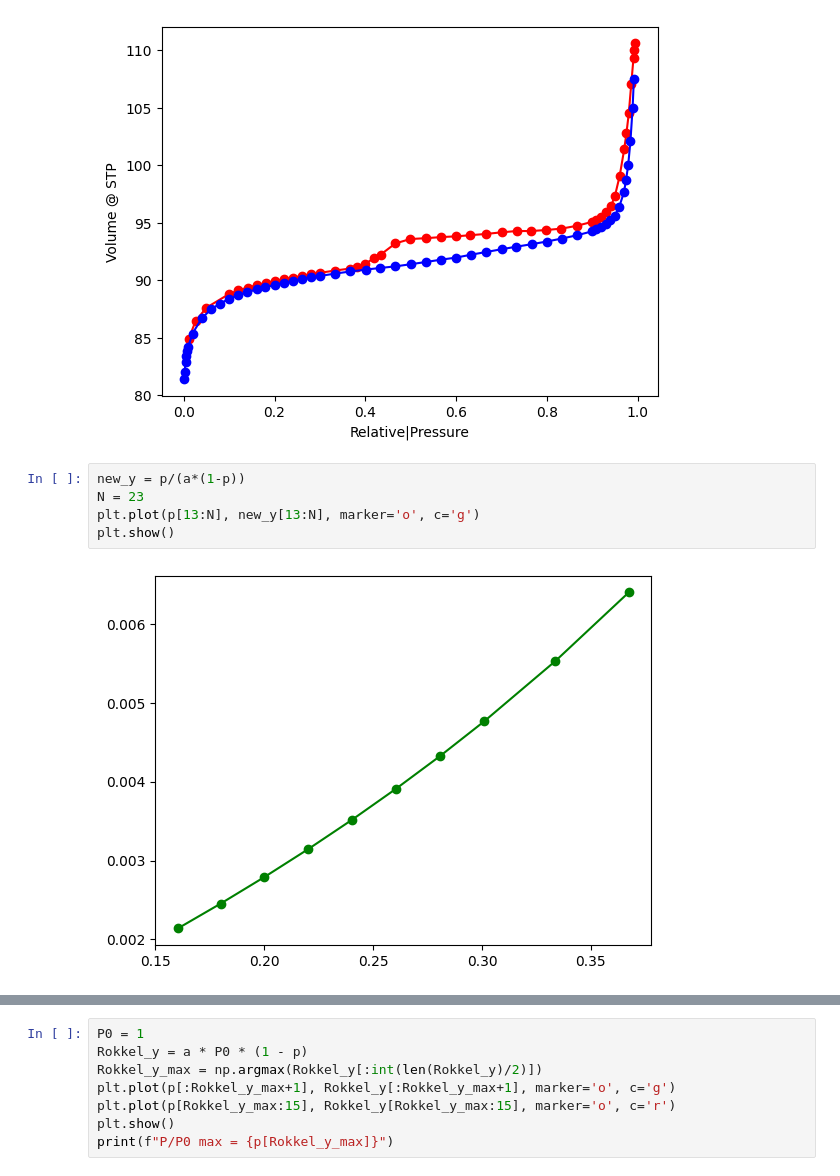
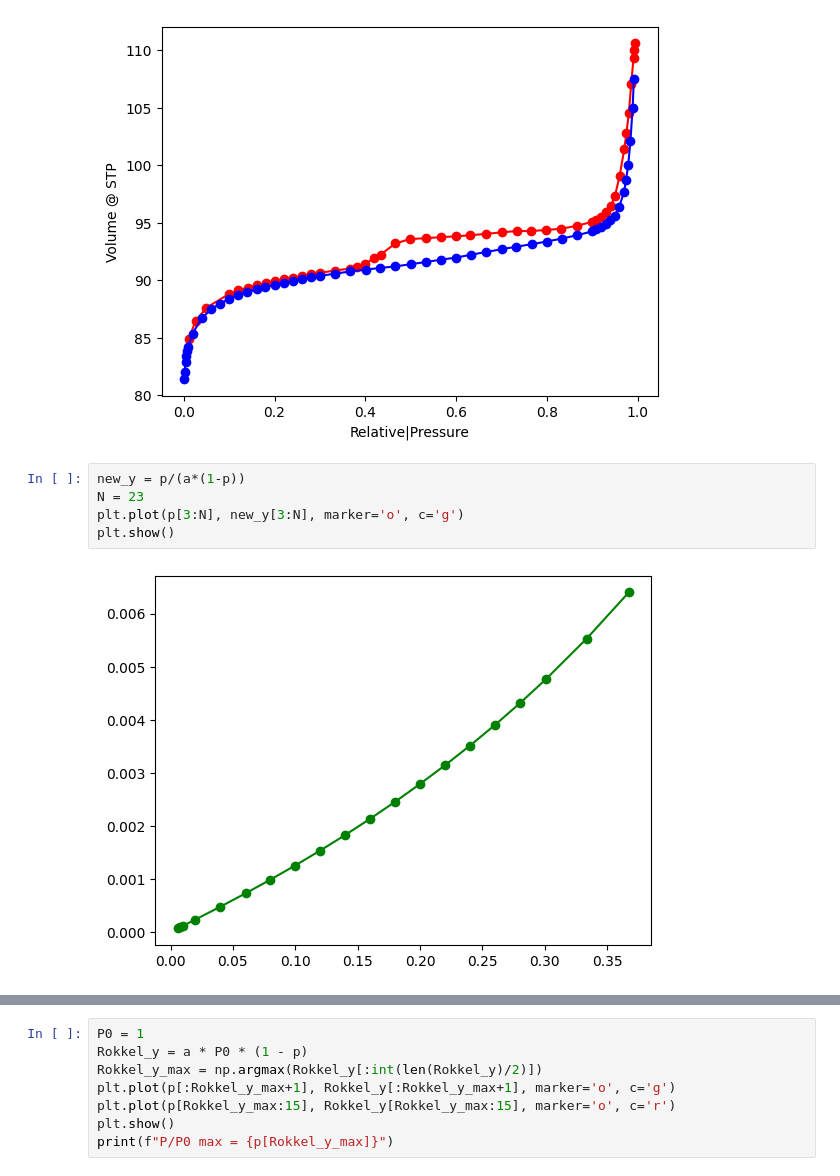
Before and after one commit to IDAnton/BET, a Jupyter notebook: BET.ipynb, the cells around one changed output, grey strips where cells are left out. Saved outputs shown, nothing was run; the diff lists cells and outputs as text.

```diff
--- a/BET.ipynb
+++ b/BET.ipynb
@@ -17,10 +17,10 @@ plt.show()
 # %%
 new_y = p/(a*(1-p))
 N = 23
-plt.plot(p[13:N], new_y[13:N], marker='o', c='g')
+plt.plot(p[3:N], new_y[3:N], marker='o', c='g')
 plt.show()
 # %% [output]
-[figure, old version]
+[figure, new version]
 # %%
 def lin_reg(N0, N):
     model = LinearRegression()
```
Also changed, not shown: parts of 4 cells of this notebook.
